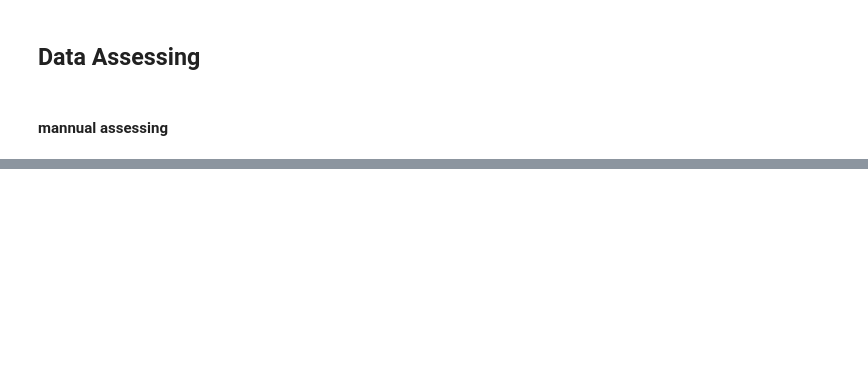
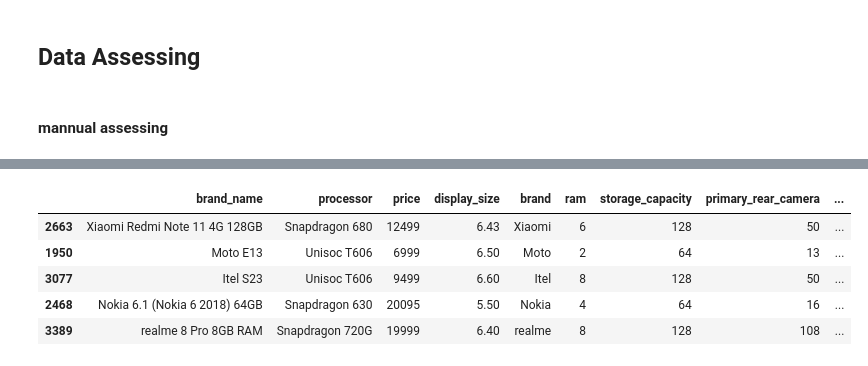
Before and after one commit to harshit00052/91-mobiles-smartphone-analysis, a Jupyter notebook: data_assessing&cleaning/assessing_cleaning.ipynb, the cells around one changed output, grey strips where cells are left out. Saved outputs shown, nothing was run; the diff lists cells and outputs as text; code cells hidden in the pictures; blank space fills up the shorter version.

```diff
--- a/data_assessing&cleaning/assessing_cleaning.ipynb
+++ b/data_assessing&cleaning/assessing_cleaning.ipynb
@@ -42,0 +199,26 @@ df.sample(2)
+# %%
+df['brand'] = df['brand_name'].str.split(' ').str[0]
+df['ram'] = df['storage'].str.split('|').str[0].str.split(' ').str[0]
+df['storage_capacity'] = df['storage'].str.split('|').str[1].str.split(' ').str[1]
+df['primary_rear_camera'] = df['back_camera'].str.split('+').str[0].str.split(' ').str[0]
+df['front_camera'] = df['fron_camera'].str.split(' ').str[0]
+df['battery_capacity']  = df['battery'].str.split('|').str[0].str.split(' ').str[0]
+df['charging_type'] = df['battery'].str.split('|').str[1]
+df['display_type'] = df['display'].str.split('|').str[1]
+df['antutu_score'] = df['anTuTu_score'].str.split(' ').str[2]
+# %%
+
+df['camera_count'] = df['back_camera'].str.split('+').apply(len_of_list)
+# %%
+list_old_col = ['storage', 'back_camera', 'fron_camera', 'battery', 'display', 'anTuTu_score']
+# %%
+df = df.drop(columns=list_old_col)
+# %%
+df.sample(5)
+# %% [output]
+|  | brand_name | processor | price | display_size | brand | ram | storage_capacity | primary_rear_camera | ... |
+| 2663 | Xiaomi Redmi Note 11 4G 128GB | Snapdragon 680 | 12499 | 6.43 | Xiaomi | 6 | 128 | 50 | ... |
+| 1950 | Moto E13 | Unisoc T606 | 6999 | 6.50 | Moto | 2 | 64 | 13 | ... |
+| 3077 | Itel S23 | Unisoc T606 | 9499 | 6.60 | Itel | 8 | 128 | 50 | ... |
+| 2468 | Nokia 6.1 (Nokia 6 2018) 64GB | Snapdragon 630 | 20095 | 5.50 | Nokia | 4 | 64 | 16 | ... |
+| 3389 | realme 8 Pro 8GB RAM | Snapdragon 720G | 19999 | 6.40 | realme | 8 | 128 | 108 | ... |
```
Also changed, not shown: parts of 28 cells of this notebook.
